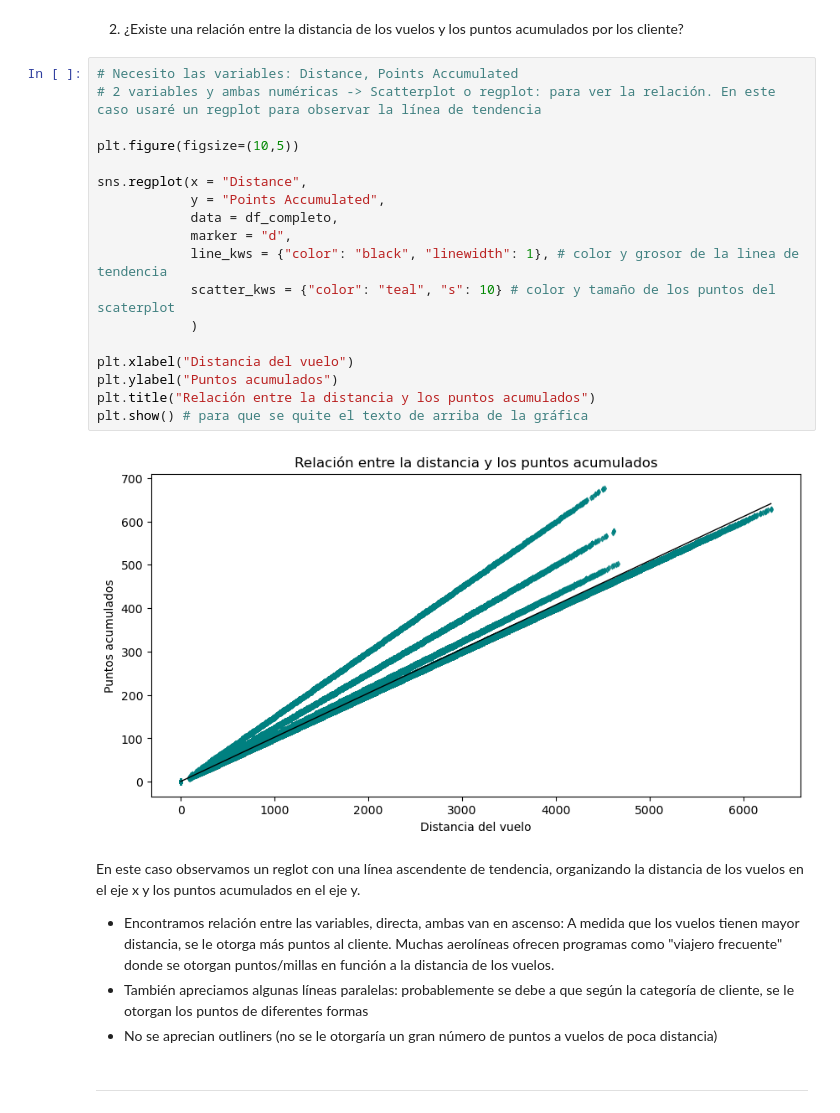
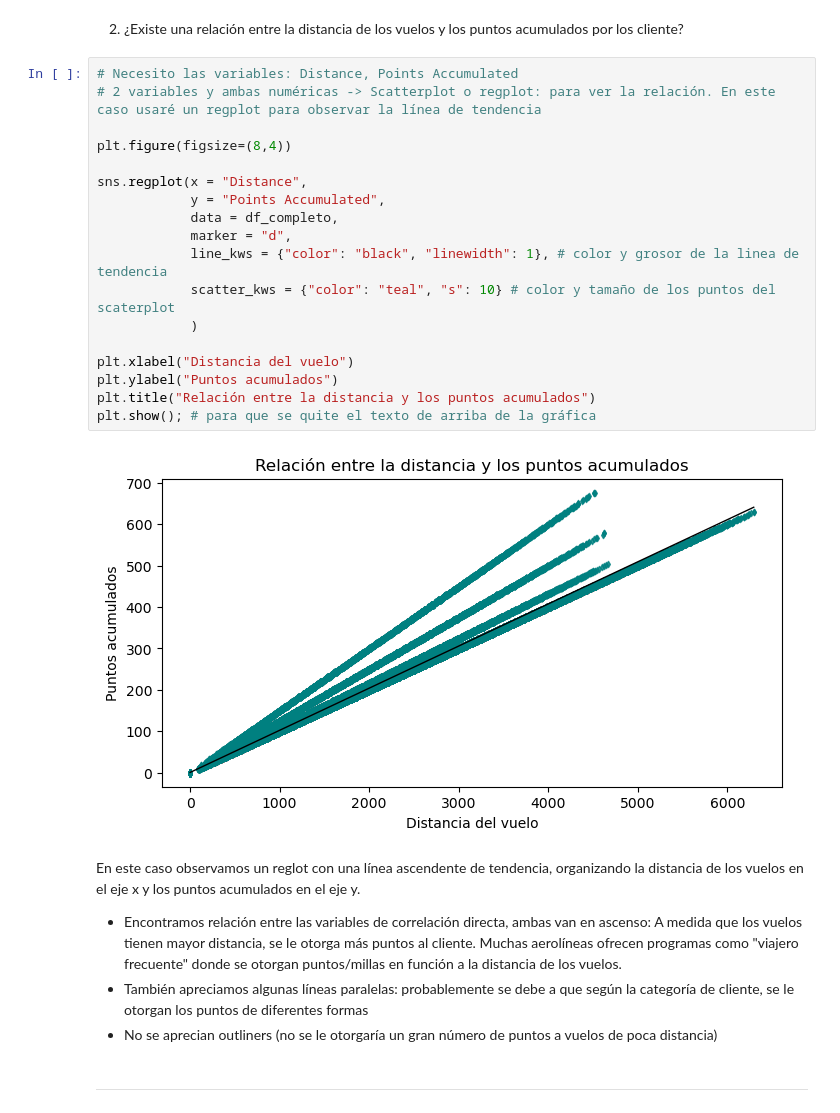
Before and after one commit to Adalab/bda-modulo-3-evaluacion-final-AndreaGD96, a Jupyter notebook: III_Union_Visualizacion.ipynb, the cells around one changed output. Drawn from its saved outputs; the diff is of its cells as text.

Commit message:
Últimos retoques y visualizaciones completas

```diff
--- a/III_Union_Visualizacion.ipynb
+++ b/III_Union_Visualizacion.ipynb
@@ -113,26 +101,26 @@ Como idea para la compañía podrían realizar promociones en los meses de menos
 # %%
 # Necesito las variables: Distance, Points Accumulated
 # 2 variables y ambas numéricas -> Scatterplot o regplot: para ver la relación. En este caso usaré un regplot para observar la línea de tendencia
 
-plt.figure(figsize=(10,5))
+plt.figure(figsize=(8,4))
 
 sns.regplot(x = "Distance",
             y = "Points Accumulated",
             data = df_completo,
             marker = "d",
             line_kws = {"color": "black", "linewidth": 1}, # color y grosor de la linea de tendencia
             scatter_kws = {"color": "teal", "s": 10} # color y tamaño de los puntos del scaterplot
             )
 
 plt.xlabel("Distancia del vuelo")
 plt.ylabel("Puntos acumulados")
 plt.title("Relación entre la distancia y los puntos acumulados")
-plt.show() # para que se quite el texto de arriba de la gráfica
+plt.show(); # para que se quite el texto de arriba de la gráfica
 # %% [output]
-[figure, old version]
+[figure, new version]
 # %% [markdown]
 En este caso observamos un reglot con una línea ascendente de tendencia, organizando la distancia de los vuelos en el eje x y los puntos acumulados en el eje y.
-- Encontramos relación entre las variables, directa, ambas van en ascenso: A medida que los vuelos tienen mayor distancia, se le otorga más puntos al cliente. Muchas aerolíneas ofrecen programas como "viajero frecuente" donde se otorgan puntos/millas en función a la distancia de los vuelos.
+- Encontramos relación entre las variables de correlación directa, ambas van en ascenso: A medida que los vuelos tienen mayor distancia, se le otorga más puntos al cliente. Muchas aerolíneas ofrecen programas como "viajero frecuente" donde se otorgan puntos/millas en función a la distancia de los vuelos.
 - También apreciamos algunas líneas paralelas: probablemente se debe a que según la categoría de cliente, se le otorgan los puntos de diferentes formas
 - No se aprecian outliners (no se le otorgaría un gran número de puntos a vuelos de poca distancia)
 # %% [markdown]
```
Also changed, not shown: parts of 16 cells of this notebook, 4 other files.
